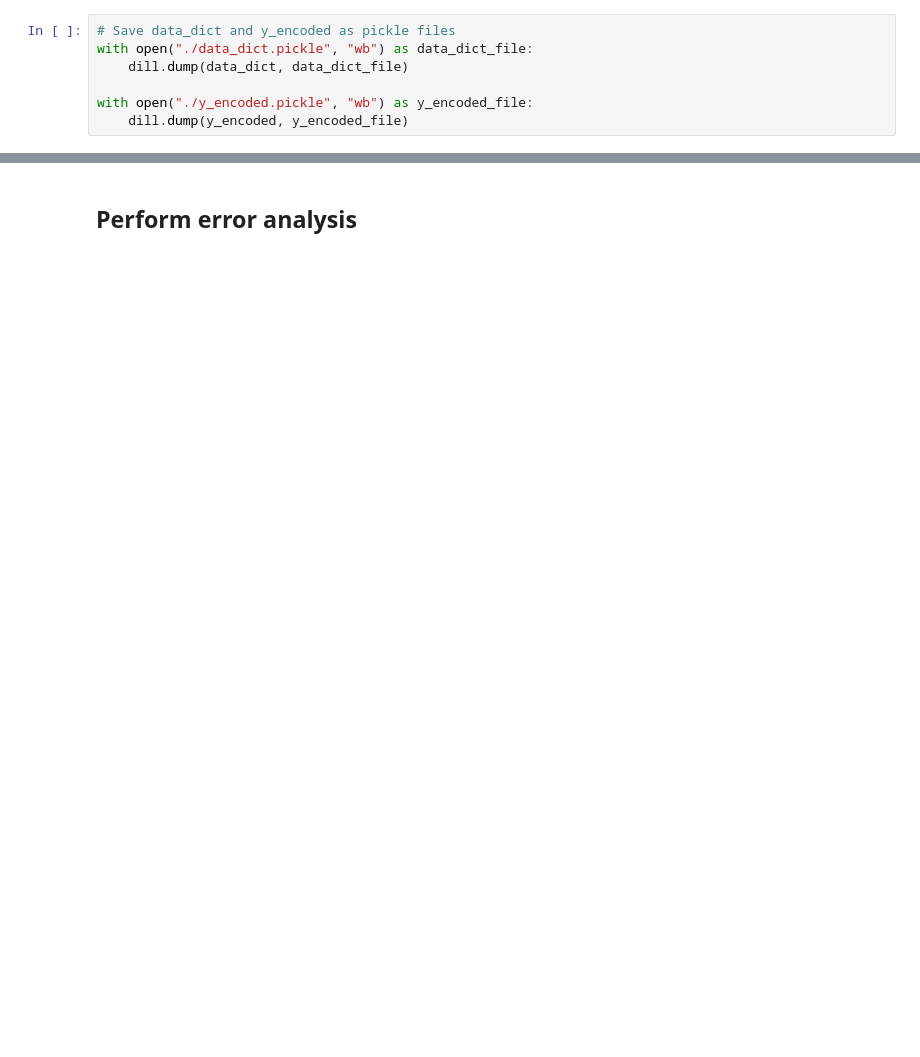
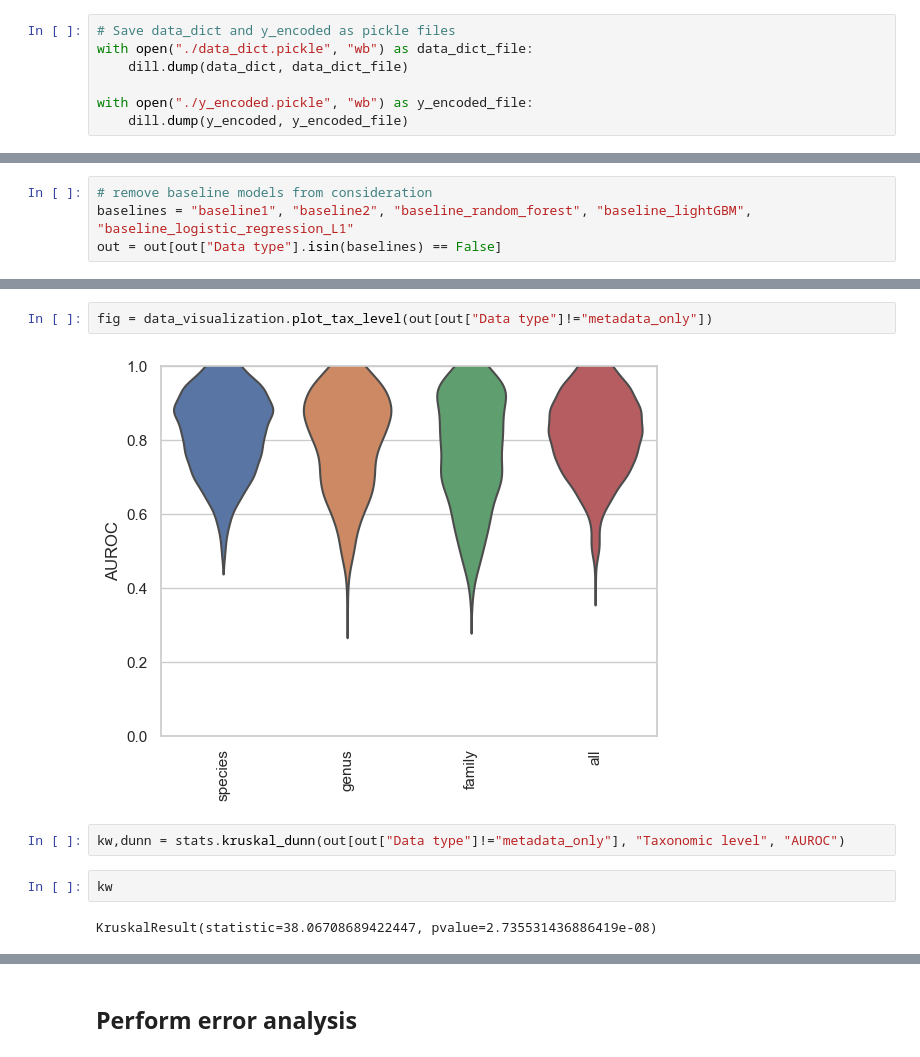
Before and after one commit to quantori/tutorial-on-ML-for-microbiomics, a Jupyter notebook: tutorial_dev.ipynb, the cells around one changed output, grey strips where cells are left out. Drawn from its saved outputs; the diff is of its cells as text; blank space fills up the shorter version.

Commit message:
move over changes from fix_lightGBM branch (#10)

```diff
--- a/tutorial_dev.ipynb
+++ b/tutorial_dev.ipynb
@@ -373,0 +636,4 @@ shap.summary_plot(
+# %%
+# remove baseline models from consideration
+baselines = "baseline1", "baseline2", "baseline_random_forest", "baseline_lightGBM", "baseline_logistic_regression_L1"
+out = out[out["Data type"].isin(baselines) == False]
@@ -373,0 +649,10 @@ shap.summary_plot(
+# %%
+fig = data_visualization.plot_tax_level(out[out["Data type"]!="metadata_only"])
+# %% [output]
+[figure, added]
+# %%
+kw,dunn = stats.kruskal_dunn(out[out["Data type"]!="metadata_only"], "Taxonomic level", "AUROC")
+# %%
+kw
+# %% [output]
+KruskalResult(statistic=38.06708689422447, pvalue=2.735531436886419e-08)
```
Also changed, not shown: parts of 144 cells of this notebook, 9 other files.
